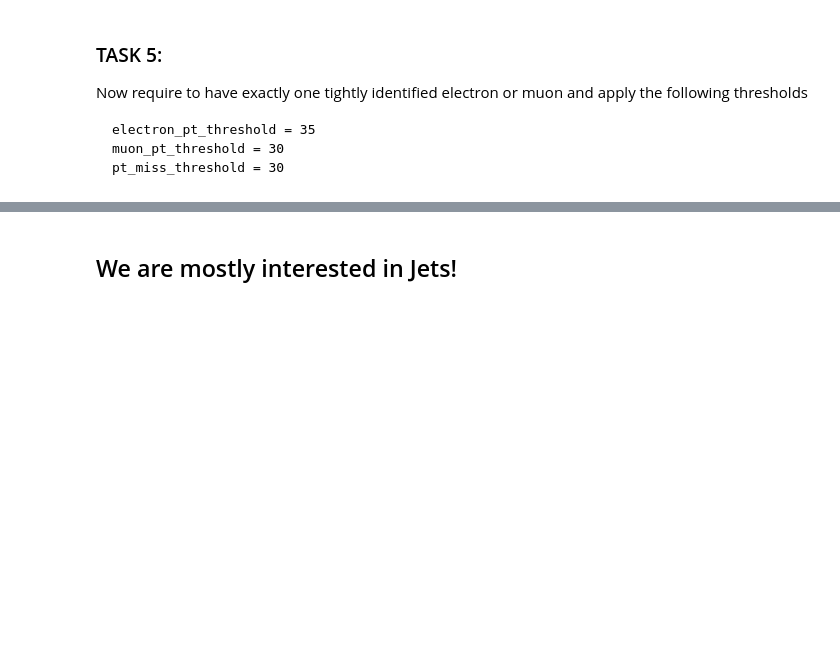
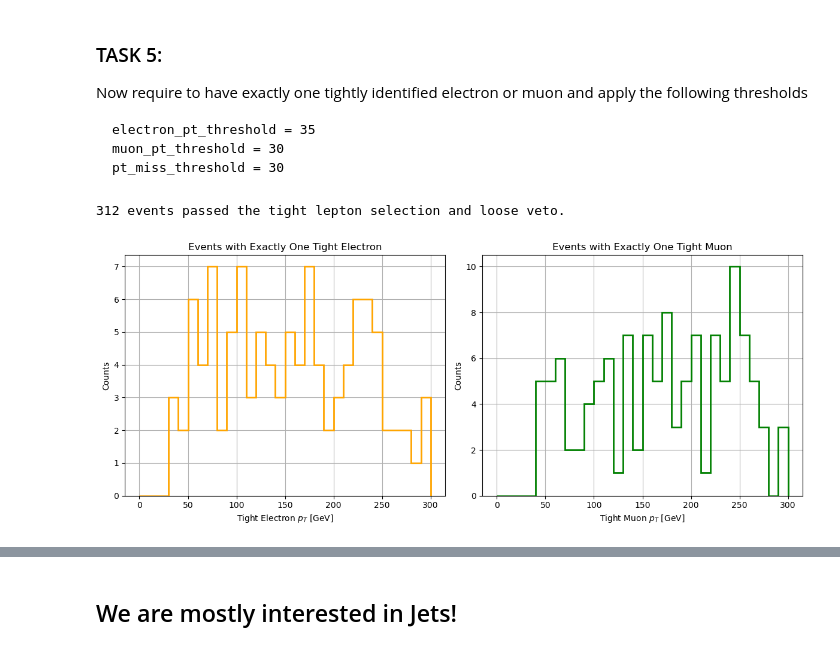
Before and after one commit to aimenobaid/polarization, a Jupyter notebook: resonancesTest_selections_h5.ipynb, the cells around one changed output, grey strips where cells are left out. Saved outputs shown, nothing was run; the diff lists cells and outputs as text; code cells hidden in the pictures; blank space fills up the shorter version.

````diff
--- a/resonancesTest_selections_h5.ipynb
+++ b/resonancesTest_selections_h5.ipynb
@@ -214,3 +214,67 @@ electron_pt_threshold = 35
 muon_pt_threshold = 30
 pt_miss_threshold = 30
 ```
+# %%
+# Thresholds
+electron_pt_threshold = 35
+muon_pt_threshold = 30
+pt_miss_threshold = 30
+
+# Tight leptons (using previous selections)
+tight_muons = muons_tight[muons_tight.pt > muon_pt_threshold]
+tight_electrons = electrons_tight[electrons_tight.pt > electron_pt_threshold]
+
+# Count of tight leptons
+tight_muon_count = ak.num(tight_muons)
+tight_electron_count = ak.num(tight_electrons)
+
+# --- Loose leptons for vetoing ---
+loose_muons = muons[muons.looseId]
+loose_muons = loose_muons[loose_muons.pt > 10]
+
+loose_electrons = electrons[electrons.cutBased >= 2]
+loose_electrons = loose_electrons[loose_electrons.pt > 10]
+
+# Count of loose leptons
+loose_lepton_count = ak.num(loose_muons) + ak.num(loose_electrons)
+
+# --- Event selection mask: exactly one tight lepton and no extra loose leptons ---
+single_lepton_mask = ((tight_muon_count + tight_electron_count) == 1) & (loose_lepton_count == 1)
+
+# Apply mask to get final event selection
+events_selected = events[single_lepton_mask]
+
+print(f"{len(events_selected)} events passed the tight lepton selection and loose veto.")
+# %% [output]
+312 events passed the tight lepton selection and loose veto.
+# %%
+# Masks for exactly one tight lepton
+one_tight_electron_mask = (tight_electron_count == 1) & (tight_muon_count == 0) & (loose_lepton_count == 1)
+one_tight_muon_mask = (tight_muon_count == 1) & (tight_electron_count == 0) & (loose_lepton_count == 1)
+
+# Apply masks to original tight collections
+tight_electron_one = tight_electrons[one_tight_electron_mask]
+tight_muon_one = tight_muons[one_tight_muon_mask]
+# %%
+plt.figure(figsize=(12, 5))
+
+# --- Electrons ---
+plt.subplot(1, 2, 1)
+plt.hist(ak.to_numpy(ak.flatten(tight_electron_one.pt)), bins=30, range=(0, 300), histtype='step', linewidth=2, color='orange')
+plt.xlabel(r"Tight Electron $p_T$ [GeV]")
+plt.ylabel("Counts")
+plt.title("Events with Exactly One Tight Electron")
+plt.grid(True)
+
+# --- Muons ---
+plt.subplot(1, 2, 2)
+plt.hist(ak.to_numpy(ak.flatten(tight_muon_one.pt)), bins=30, range=(0, 300), histtype='step', linewidth=2, color='green')
+plt.xlabel(r"Tight Muon $p_T$ [GeV]")
+plt.ylabel("Counts")
+plt.title("Events with Exactly One Tight Muon")
+plt.grid(True)
+
+plt.tight_layout()
+plt.show()
+# %% [output]
+[figure, added]
````
Also changed, not shown: parts of 20 cells of this notebook.
